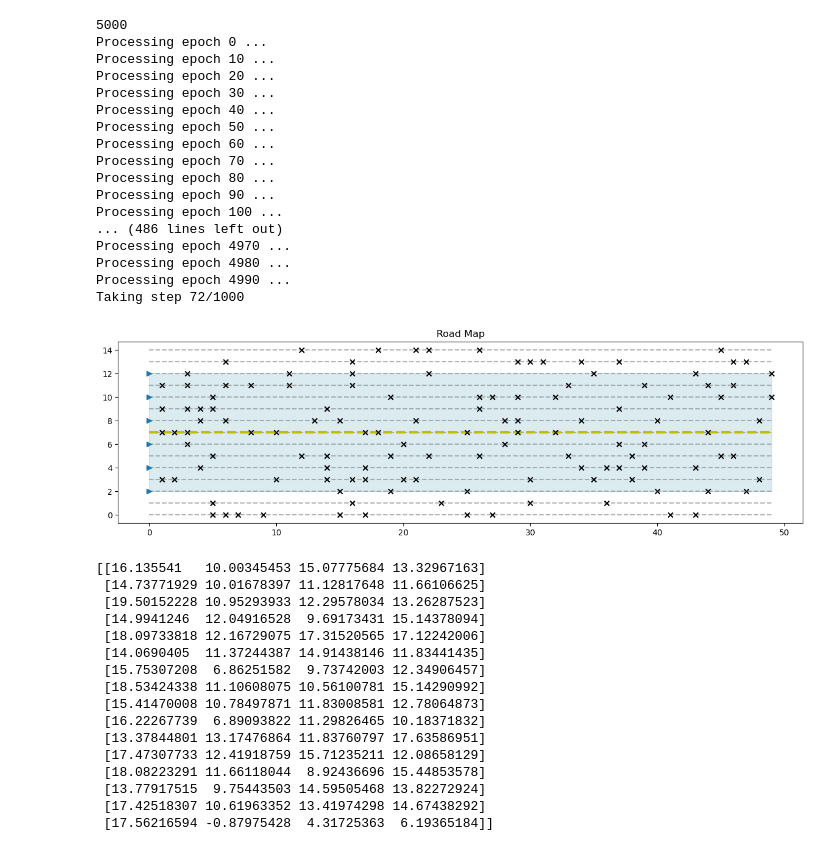
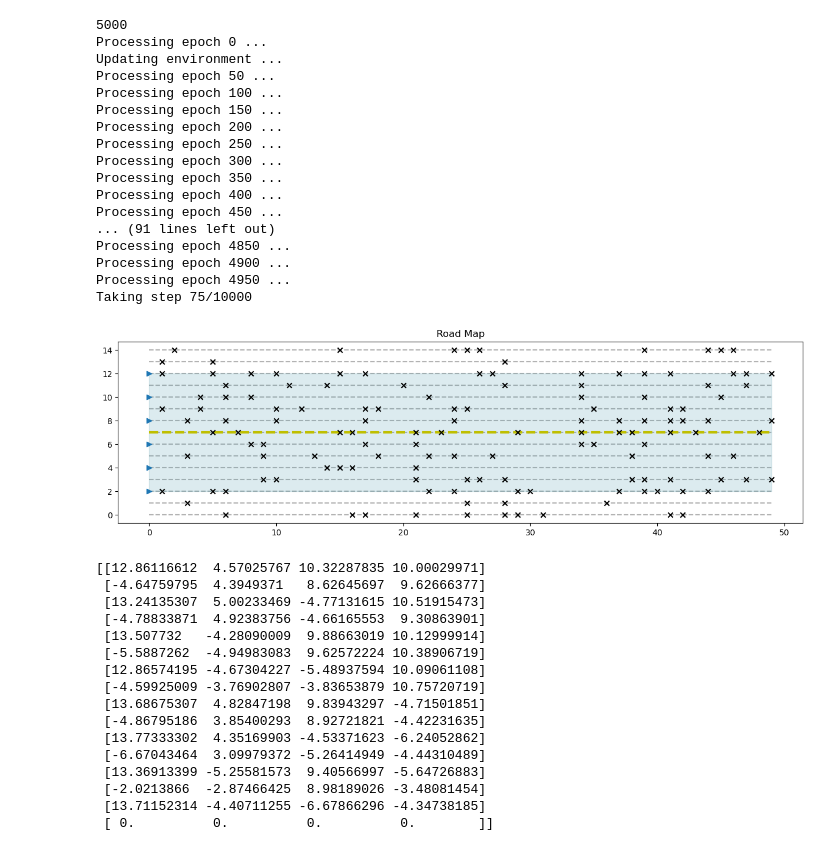
Before and after one commit to jiangzz-lab/GroverQLearning, a Jupyter notebook: sidewalk_env/QLearning_sidewalk.ipynb, the cells around one changed output. Cells and saved outputs as stored; diff of their text form; code cells hidden in the pictures.

```diff
--- a/sidewalk_env/QLearning_sidewalk.ipynb
+++ b/sidewalk_env/QLearning_sidewalk.ipynb
@@ -66,57 +57,57 @@ print(Elliot.Q_values)
 # %%
 from QQL_learner_trainer import ClassicalLearner
 
-env = side_walk_env_with_obstacle(50,15,12,2,0.18)
+env = side_walk_env_with_obstacle(50,15,12,2,0.2)
 env.plot_roadmap()
 Elliot_c = ClassicalLearner(env,env_type='local')
-hyperp = {'alpha': 0.05,
-          'gamma': 0.7,
+hyperp = {'alpha': 0.1,
+          'gamma': 0.8,
           'eps': 0.2,
           'max_epochs': 5000,
           'max_steps': 1000}
 
 # set hyperparms
 Elliot_c.set_hyperparams(hyperp)
 # TRAIN
 steps_in_all_epochs,target_reached_in_all_epochs,_ = Elliot_c.train()
 
 # plt.plot(steps_in_all_epochs)
 # print(Elliot_c.Q_values)
 # %% [output]
 5000
 Processing epoch 0 ...
-Processing epoch 10 ...
-Processing epoch 20 ...
-Processing epoch 30 ...
-Processing epoch 40 ...
+Updating environment ...
 Processing epoch 50 ...
-Processing epoch 60 ...
-Processing epoch 70 ...
-Processing epoch 80 ...
-Processing epoch 90 ...
 Processing epoch 100 ...
-... (486 lines left out)
-Processing epoch 4970 ...
-Processing epoch 4980 ...
-Processing epoch 4990 ...
-Taking step 72/1000
+Processing epoch 150 ...
+Processing epoch 200 ...
+Processing epoch 250 ...
+Processing epoch 300 ...
+Processing epoch 350 ...
+Processing epoch 400 ...
+Processing epoch 450 ...
+... (91 lines left out)
+Processing epoch 4850 ...
+Processing epoch 4900 ...
+Processing epoch 4950 ...
+Taking step 75/10000
-[figure, old version]
+[figure, new version]
 # %%
 print(Elliot_c.Q_values)
 # %% [output]
-[[16.135541   10.00345453 15.07775684 13.32967163]
- [14.73771929 10.01678397 11.12817648 11.66106625]
- [19.50152228 10.95293933 12.29578034 13.26287523]
- [14.9941246  12.04916528  9.69173431 15.14378094]
- [18.09733818 12.16729075 17.31520565 17.12242006]
- [14.0690405  11.37244387 14.91438146 11.83441435]
- [15.75307208  6.86251582  9.73742003 12.34906457]
- [18.53424338 11.10608075 10.56100781 15.14290992]
- [15.41470008 10.78497871 11.83008581 12.78064873]
- [16.22267739  6.89093822 11.29826465 10.18371832]
- [13.37844801 13.17476864 11.83760797 17.63586951]
- [17.47307733 12.41918759 15.71235211 12.08658129]
- [18.08223291 11.66118044  8.92436696 15.44853578]
- [13.77917515  9.75443503 14.59505468 13.82272924]
- [17.42518307 10.61963352 13.41974298 14.67438292]
- [17.56216594 -0.87975428  4.31725363  6.19365184]]
+[[12.86116612  4.57025767 10.32287835 10.00029971]
+ [-4.64759795  4.3949371   8.62645697  9.62666377]
+ [13.24135307  5.00233469 -4.77131615 10.51915473]
+ [-4.78833871  4.92383756 -4.66165553  9.30863901]
+ [13.507732   -4.28090009  9.88663019 10.12999914]
+ [-5.5887262  -4.94983083  9.62572224 10.38906719]
+ [12.86574195 -4.67304227 -5.48937594 10.09061108]
+ [-4.59925009 -3.76902807 -3.83653879 10.75720719]
+ [13.68675307  4.82847198  9.83943297 -4.71501851]
+ [-4.86795186  3.85400293  8.92721821 -4.42231635]
+ [13.77333302  4.35169903 -4.53371623 -6.24052862]
+ [-6.67043464  3.09979372 -5.26414949 -4.44310489]
+ [13.36913399 -5.25581573  9.40566997 -5.64726883]
+ [-2.0213866  -2.87466425  8.98189026 -3.48081454]
+ [13.71152314 -4.40711255 -6.67866296 -4.34738185]
+ [ 0.          0.          0.          0.        ]]
```
Also changed, not shown: parts of 3 cells of this notebook, 2 other files.
